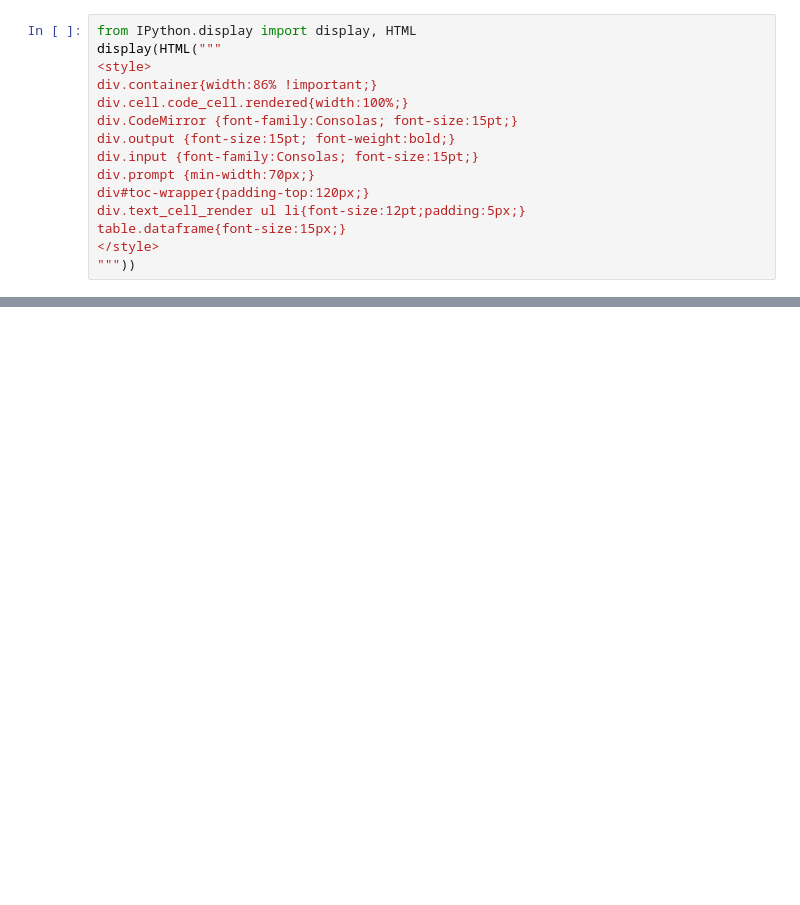
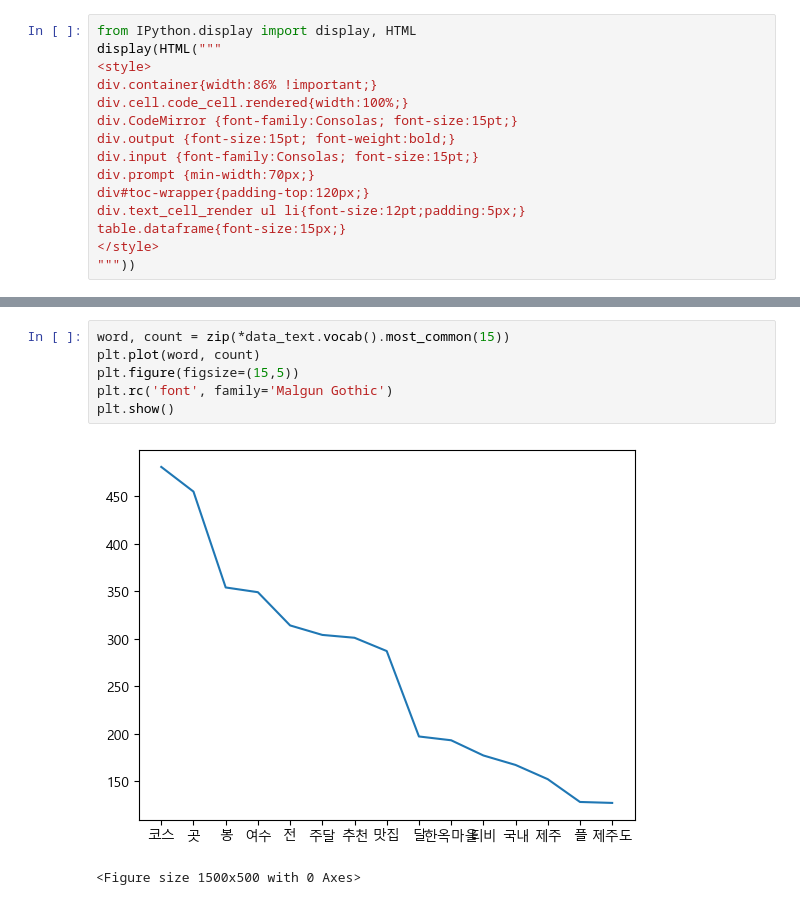
Before and after one commit to SeohuiJeong0420/ai_x, a Jupyter notebook: source/07_자연어처리/ch2_한글형태소분석_Quiz.ipynb, the cells around one changed output, grey strips where cells are left out. Drawn from its saved outputs; the diff is of its cells as text; blank space fills up the shorter version.

```diff
--- a/source/07_자연어처리/ch2_한글형태소분석_Quiz.ipynb
+++ b/source/07_자연어처리/ch2_한글형태소분석_Quiz.ipynb
@@ -20,0 +469,9 @@ table.dataframe{font-size:15px;}
+# %%
+word, count = zip(*data_text.vocab().most_common(15))
+plt.plot(word, count)
+plt.figure(figsize=(15,5))
+plt.rc('font', family='Malgun Gothic')
+plt.show()
+# %% [output]
+[figure, added]
+<Figure size 1500x500 with 0 Axes>
```
Also changed, not shown: parts of 54 cells of this notebook, 8 other files.
